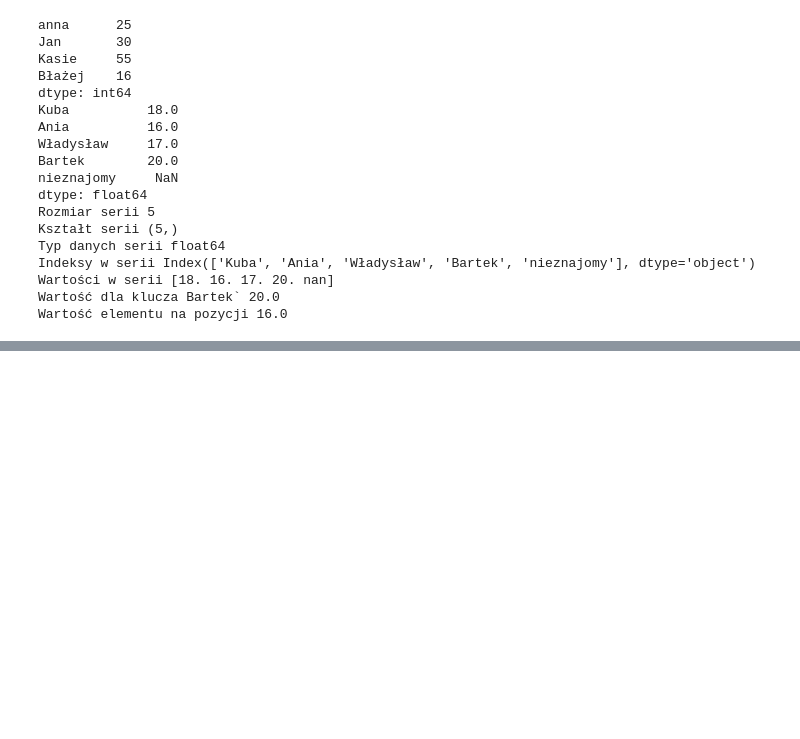
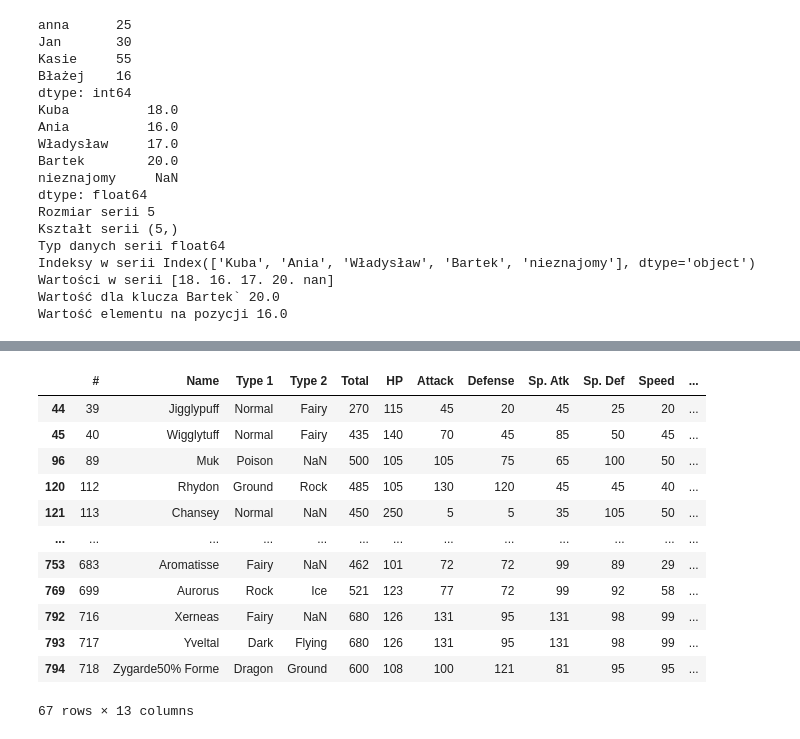
Before and after one commit to wavymejti/KursAI1, a Jupyter notebook: pandas.ipynb, the cells around one changed output, grey strips where cells are left out. Drawn from its saved outputs; the diff is of its cells as text; code cells hidden in the pictures; blank space fills up the shorter version.

```diff
--- a/pandas.ipynb
+++ b/pandas.ipynb
@@ -47,0 +156,17 @@ Wartość elementu na pozycji 16.0
+# %%
+#wyswietl wszystkie poksy ktora maja hp wieksze niz 100
+df[df["HP"] > 100]
+# %% [output]
+|  | # | Name | Type 1 | Type 2 | Total | HP | Attack | Defense | Sp. Atk | Sp. Def | Speed | ... |
+| 44 | 39 | Jigglypuff | Normal | Fairy | 270 | 115 | 45 | 20 | 45 | 25 | 20 | ... |
+| 45 | 40 | Wigglytuff | Normal | Fairy | 435 | 140 | 70 | 45 | 85 | 50 | 45 | ... |
+| 96 | 89 | Muk | Poison | NaN | 500 | 105 | 105 | 75 | 65 | 100 | 50 | ... |
+| 120 | 112 | Rhydon | Ground | Rock | 485 | 105 | 130 | 120 | 45 | 45 | 40 | ... |
+| 121 | 113 | Chansey | Normal | NaN | 450 | 250 | 5 | 5 | 35 | 105 | 50 | ... |
+| ... | ... | ... | ... | ... | ... | ... | ... | ... | ... | ... | ... | ... |
+| 753 | 683 | Aromatisse | Fairy | NaN | 462 | 101 | 72 | 72 | 99 | 89 | 29 | ... |
+| 769 | 699 | Aurorus | Rock | Ice | 521 | 123 | 77 | 72 | 99 | 92 | 58 | ... |
+| 792 | 716 | Xerneas | Fairy | NaN | 680 | 126 | 131 | 95 | 131 | 98 | 99 | ... |
+| 793 | 717 | Yveltal | Dark | Flying | 680 | 126 | 131 | 95 | 131 | 98 | 99 | ... |
+| 794 | 718 | Zygarde50% Forme | Dragon | Ground | 600 | 108 | 100 | 121 | 81 | 95 | 95 | ... |
+67 rows × 13 columns
```
Also changed, not shown: parts of 10 cells of this notebook.
